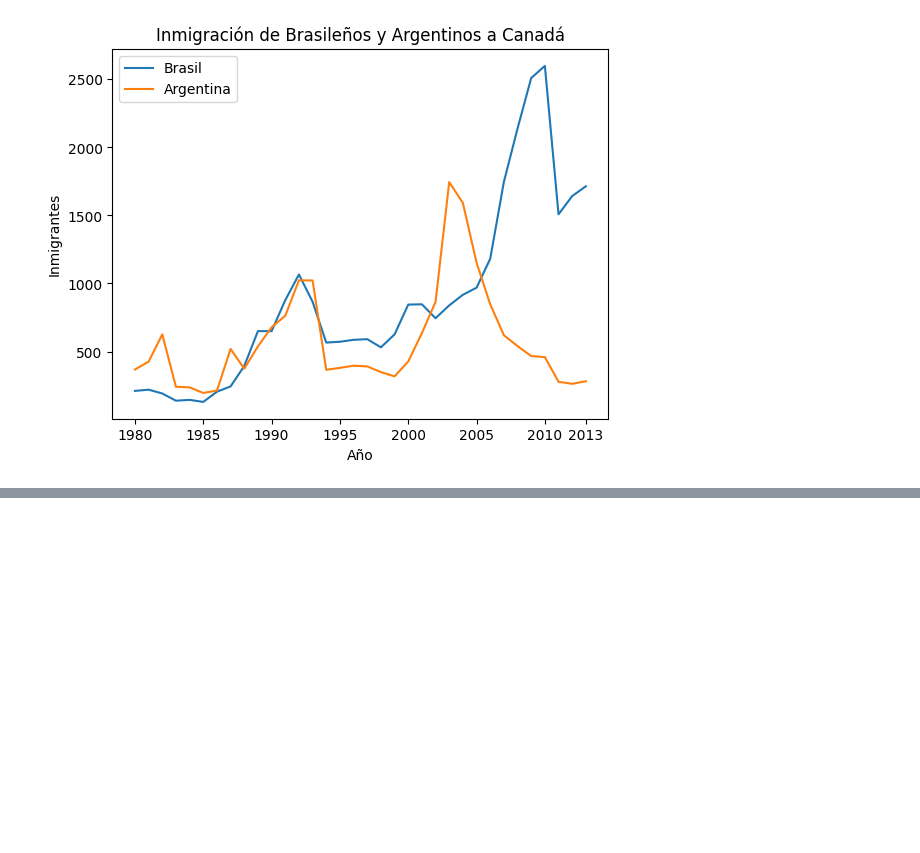
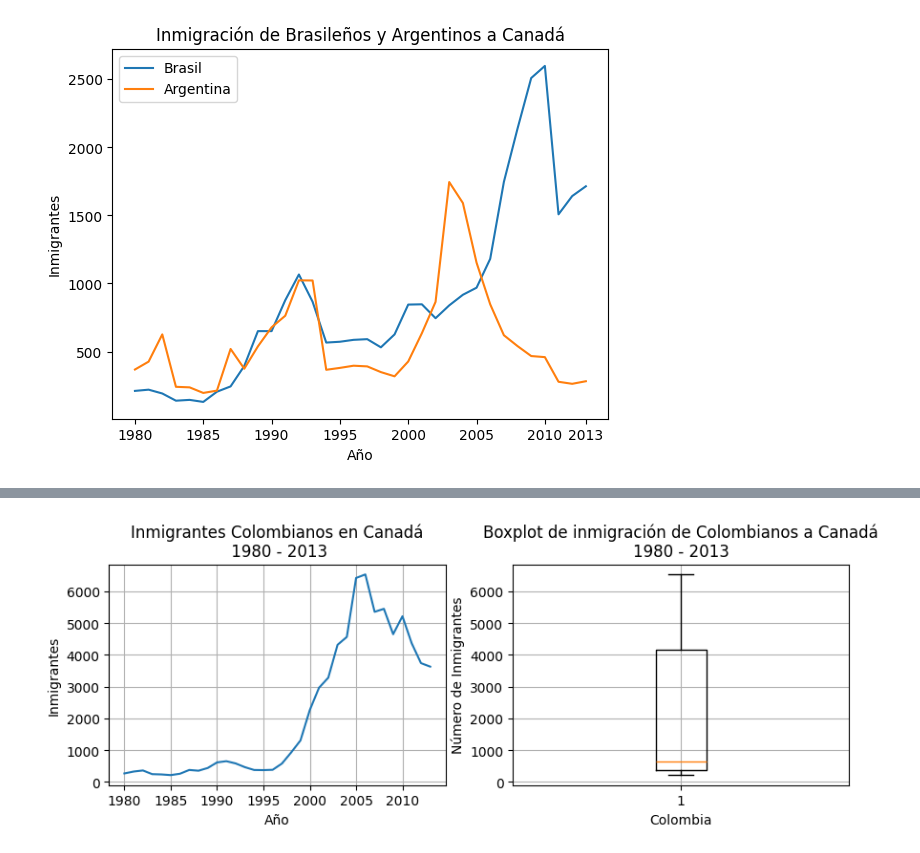
Before and after one commit to Nataliahfk/visualizacion_datos_graficos_python, a Jupyter notebook: visualizacion_de_datos_con_graficos_python.ipynb, the cells around one changed output, grey strips where cells are left out. Drawn from its saved outputs; the diff is of its cells as text; code cells hidden in the pictures; blank space fills up the shorter version.

```diff
--- a/visualizacion_de_datos_con_graficos_python.ipynb
+++ b/visualizacion_de_datos_con_graficos_python.ipynb
@@ -246,0 +312,20 @@ plt.show()
+# %%
+# para generar un gráfico de caja y tambien un gráfico de línea en el mismo espacio
+fig, axs = plt.subplots(1,2,figsize=(10,3)) # indico que habrá 2 gráficos / 1 espacio * 2 gráficos
+
+axs[0].plot(datos_colombia['Año'], datos_colombia['Inmigrantes'])
+axs[0].set_title('Inmigrantes Colombianos en Canadá\n 1980 - 2013')
+axs[0].set_xlabel('Año')
+axs[0].set_ylabel('Inmigrantes')
+axs[0].xaxis.set_major_locator(plt.MultipleLocator(5))
+axs[0].grid()
+
+axs[1].boxplot(datos_colombia['Inmigrantes'])
+axs[1].set_title('Boxplot de inmigración de Colombianos a Canadá\n1980 - 2013')
+axs[1].set_xlabel('Colombia')
+axs[1].set_ylabel('Número de Inmigrantes')
+axs[1].grid()
+
+plt.show()
+# %% [output]
+[figure, added]
```
Also changed, not shown: parts of 12 cells of this notebook.
